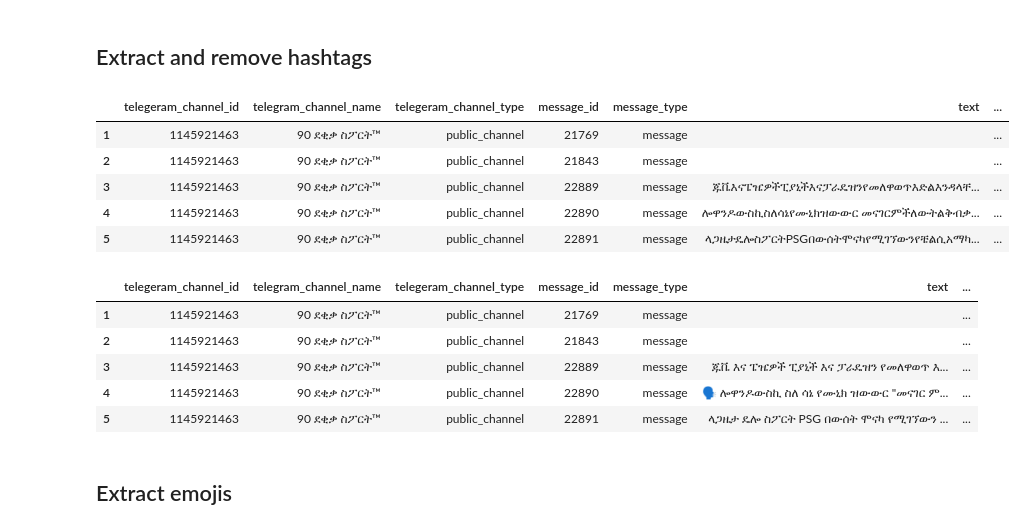
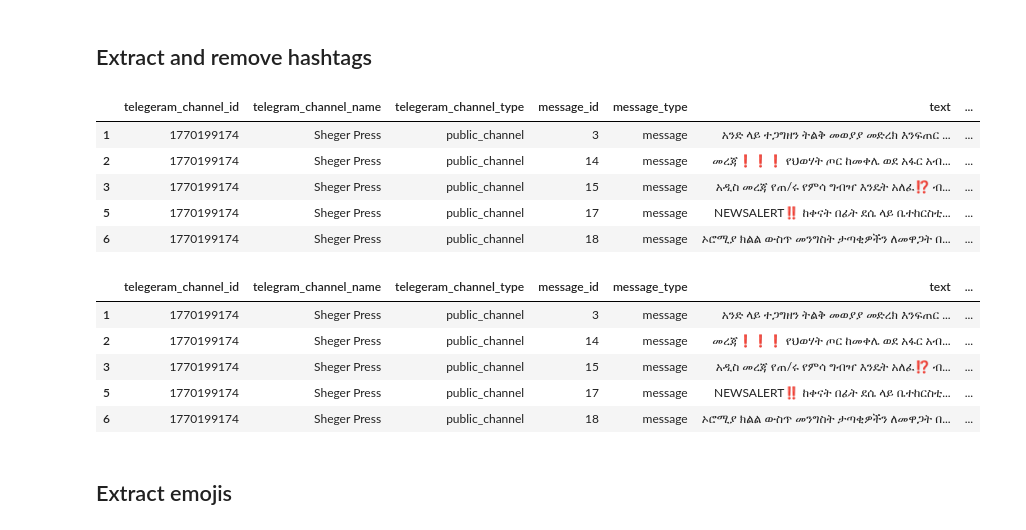
Before and after one commit to 10AcademyBatchA/week_7_llm_finetuning_for_amharic_language, a Jupyter notebook: backend/notebooks/clean_data.ipynb, the cells around one changed output. Drawn from its saved outputs; the diff is of its cells as text; code cells hidden in the pictures.

Commit message:
fix: test if space form text were not removed

```diff
--- a/backend/notebooks/clean_data.ipynb
+++ b/backend/notebooks/clean_data.ipynb
@@ -102,27 +102,27 @@ message_df.head()
 # %% [markdown]
 ## Extract and remove hashtags
 # %%
-# # Extract hashtags
-# message_df["hashtags"] = message_df['text'].apply(lambda x: util.extract_hashtags(x))
-# message_df.head()
+# Extract hashtags
+message_df["hashtags"] = message_df['text'].apply(lambda text: util.extract_hashtags(text))
+message_df.head()
 # %% [output]
 |  | telegeram_channel_id | telegram_channel_name | telegeram_channel_type | message_id | message_type | text | ... |
-| 1 | 1145921463 | 90 ደቂቃ ስፖርት™ | public_channel | 21769 | message |  | ... |
-| 2 | 1145921463 | 90 ደቂቃ ስፖርት™ | public_channel | 21843 | message |  | ... |
-| 3 | 1145921463 | 90 ደቂቃ ስፖርት™ | public_channel | 22889 | message | ጁቬእናፔዤዎችፒያኒችእናፓራዴዝንየመለዋወጥእድልእንዳላቸ... | ... |
-| 4 | 1145921463 | 90 ደቂቃ ስፖርት™ | public_channel | 22890 | message | ሎዋንዶውስኪስለሳኔየሙኒክዝውውር መናገርምችለውትልቅብቃ... | ... |
-| 5 | 1145921463 | 90 ደቂቃ ስፖርት™ | public_channel | 22891 | message | ላጋዜታዴሎስፖርትPSGበውሰትሞናካየሚገኘውንየቼልሲአማካ... | ... |
+| 1 | 1770199174 | Sheger Press️️ | public_channel | 3 | message | አንድ ላይ ተጋግዘን ትልቅ መወያያ መድረክ እንፍጠር ... | ... |
+| 2 | 1770199174 | Sheger Press️️ | public_channel | 14 | message | መረጃ❗️❗️❗️ የህወሃት ጦር ከመቀሌ ወደ አፋር አብ... | ... |
+| 3 | 1770199174 | Sheger Press️️ | public_channel | 15 | message | አዲስ መረጃ የጠ/ሩ የምሳ ግብዣ እንዴት አለፈ⁉️ ብ... | ... |
+| 5 | 1770199174 | Sheger Press️️ | public_channel | 17 | message | NEWSALERT‼️ ከቀናት በፊት ደሴ ላይ ቤተከርስቲ... | ... |
+| 6 | 1770199174 | Sheger Press️️ | public_channel | 18 | message | ኦሮሚያ ክልል ውስጥ መንግስት ታጣቂዎችን ለመዋጋት በ... | ... |
 # %%
-# # Remove hashtags from text
-# message_df["text"] = message_df["text"].str.replace(r'\#\w+', '', regex=True)
-# message_df.head()
+# Remove hashtags from text
+message_df["text"] = message_df["text"].str.replace(r'\#\w+', '', regex=True)
+message_df.head()
 # %% [output]
 |  | telegeram_channel_id | telegram_channel_name | telegeram_channel_type | message_id | message_type | text | ... |
-| 1 | 1145921463 | 90 ደቂቃ ስፖርት™ | public_channel | 21769 | message |  | ... |
-| 2 | 1145921463 | 90 ደቂቃ ስፖርት™ | public_channel | 21843 | message |  | ... |
-| 3 | 1145921463 | 90 ደቂቃ ስፖርት™ | public_channel | 22889 | message | ጁቬ እና ፔዤዎች ፒያኒች እና ፓራዴዝን የመለዋወጥ እ... | ... |
-| 4 | 1145921463 | 90 ደቂቃ ስፖርት™ | public_channel | 22890 | message | 🗣 ሎዋንዶውስኪ ስለ ሳኔ የሙኒክ ዝውውር "መናገር ም... | ... |
-| 5 | 1145921463 | 90 ደቂቃ ስፖርት™ | public_channel | 22891 | message | ላጋዜታ ዴሎ ስፖርት PSG በውሰት ሞናካ የሚገኘውን ... | ... |
+| 1 | 1770199174 | Sheger Press️️ | public_channel | 3 | message | አንድ ላይ ተጋግዘን ትልቅ መወያያ መድረክ እንፍጠር ... | ... |
+| 2 | 1770199174 | Sheger Press️️ | public_channel | 14 | message | መረጃ❗️❗️❗️ የህወሃት ጦር ከመቀሌ ወደ አፋር አብ... | ... |
+| 3 | 1770199174 | Sheger Press️️ | public_channel | 15 | message | አዲስ መረጃ የጠ/ሩ የምሳ ግብዣ እንዴት አለፈ⁉️ ብ... | ... |
+| 5 | 1770199174 | Sheger Press️️ | public_channel | 17 | message | NEWSALERT‼️ ከቀናት በፊት ደሴ ላይ ቤተከርስቲ... | ... |
+| 6 | 1770199174 | Sheger Press️️ | public_channel | 18 | message | ኦሮሚያ ክልል ውስጥ መንግስት ታጣቂዎችን ለመዋጋት በ... | ... |
 # %% [markdown]
 ## Extract emojis
 # %%
```
Also changed, not shown: parts of 12 cells of this notebook.
